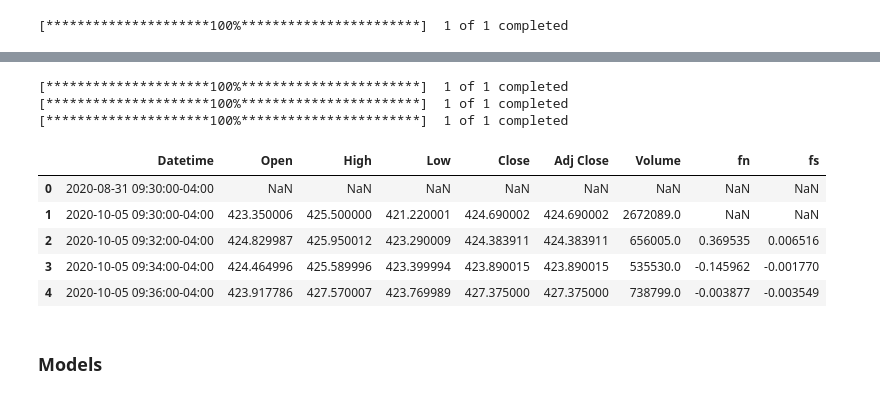
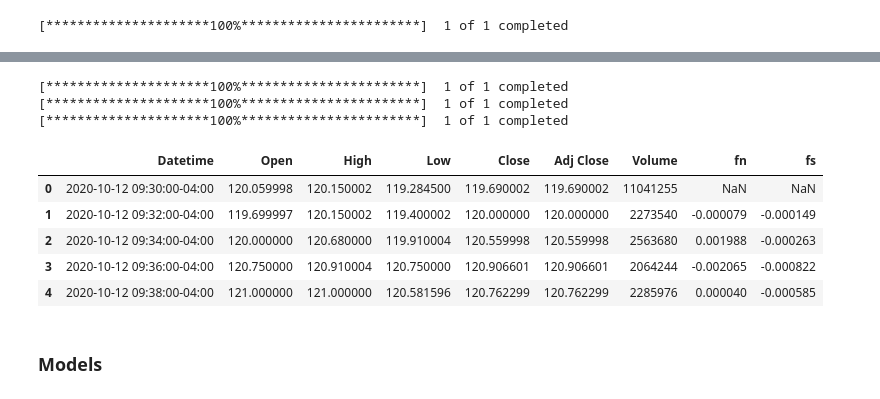
Before and after one commit to dataubc/stock_price_prediction, a Jupyter notebook: machine_learning/feature_eng.ipynb, the cells around one changed output, grey strips where cells are left out. Cells and saved outputs as stored; diff of their text form; code cells hidden in the pictures.

```diff
--- a/machine_learning/feature_eng.ipynb
+++ b/machine_learning/feature_eng.ipynb
@@ -29,11 +32,10 @@ import yfinance as yf  # for data
 from pandas_datareader import data as pdr
 yf.pdr_override()
 # %%
-def read_data(stock='TSLA', period = "60d", interval = "60m"):
+def read_data(stock='AAPL', period = "60d", interval = "15m", intra = True):
     '''
     reading the data
     '''
-
 
     df = pdr.get_data_yahoo(stock,period = period,
 
@@ -97,16 +127,16 @@ df1.head()
 # %%
-df2 = read_data_enhanced(stock='TSLA')
+df2 = read_data_enhanced(stock='AAPL')
 df2.head()
 # %% [output]
 [*********************100%***********************]  1 of 1 completed
 [*********************100%***********************]  1 of 1 completed
 [*********************100%***********************]  1 of 1 completed
 |  | Datetime | Open | High | Low | Close | Adj Close | Volume | fn | fs |
-| 0 | 2020-08-31 09:30:00-04:00 | NaN | NaN | NaN | NaN | NaN | NaN | NaN | NaN |
-| 1 | 2020-10-05 09:30:00-04:00 | 423.350006 | 425.500000 | 421.220001 | 424.690002 | 424.690002 | 2672089.0 | NaN | NaN |
-| 2 | 2020-10-05 09:32:00-04:00 | 424.829987 | 425.950012 | 423.290009 | 424.383911 | 424.383911 | 656005.0 | 0.369535 | 0.006516 |
-| 3 | 2020-10-05 09:34:00-04:00 | 424.464996 | 425.589996 | 423.399994 | 423.890015 | 423.890015 | 535530.0 | -0.145962 | -0.001770 |
-| 4 | 2020-10-05 09:36:00-04:00 | 423.917786 | 427.570007 | 423.769989 | 427.375000 | 427.375000 | 738799.0 | -0.003877 | -0.003549 |
+| 0 | 2020-10-12 09:30:00-04:00 | 120.059998 | 120.150002 | 119.284500 | 119.690002 | 119.690002 | 11041255 | NaN | NaN |
+| 1 | 2020-10-12 09:32:00-04:00 | 119.699997 | 120.150002 | 119.400002 | 120.000000 | 120.000000 | 2273540 | -0.000079 | -0.000149 |
+| 2 | 2020-10-12 09:34:00-04:00 | 120.000000 | 120.680000 | 119.910004 | 120.559998 | 120.559998 | 2563680 | 0.001988 | -0.000263 |
+| 3 | 2020-10-12 09:36:00-04:00 | 120.750000 | 120.910004 | 120.750000 | 120.906601 | 120.906601 | 2064244 | -0.002065 | -0.000822 |
+| 4 | 2020-10-12 09:38:00-04:00 | 121.000000 | 121.000000 | 120.581596 | 120.762299 | 120.762299 | 2285976 | 0.000040 | -0.000585 |
 # %% [markdown]
 ### Models
 # %%
```
Also changed, not shown: parts of 55 cells of this notebook, 2 other files.
